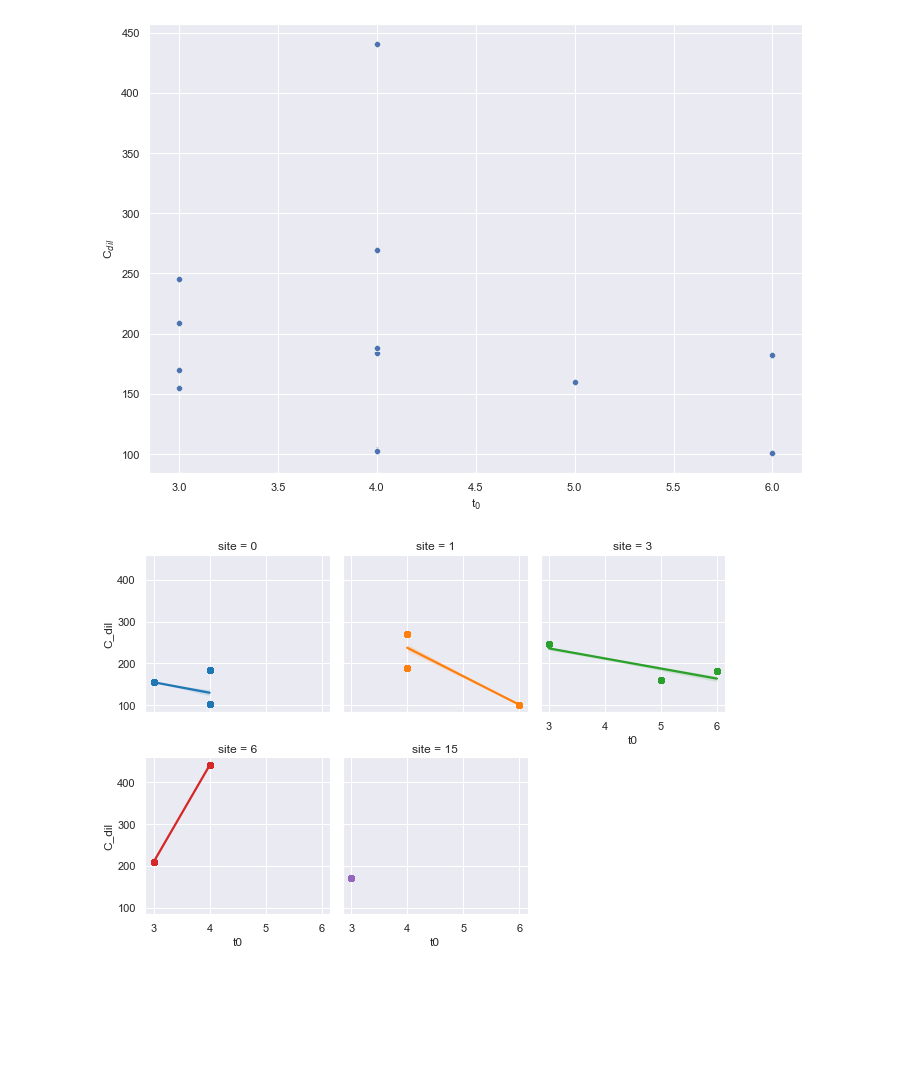
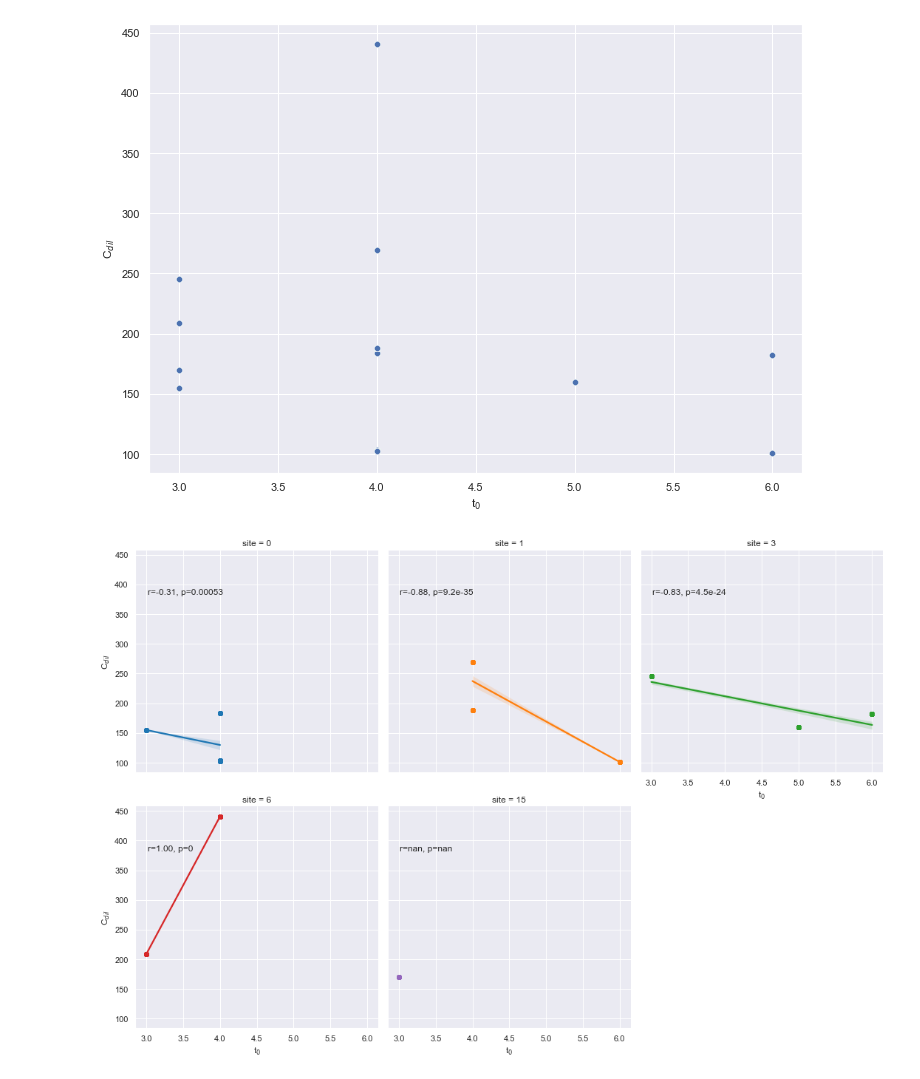
Before and after one commit to adrtsc/bio325_2021_analysis, a Jupyter notebook: notebooks/plotting_Sec16.ipynb, the cells around one changed output. Cells and saved outputs as stored; diff of their text form; code cells hidden in the pictures; blank space fills up the shorter version.

Commit message:
update plotting

```diff
--- a/notebooks/plotting_Sec16.ipynb
+++ b/notebooks/plotting_Sec16.ipynb
@@ -274,11 +275,18 @@ plt.show()
 # %% [output]
 [figure]
 # %%
-g = sns.FacetGrid(data=fv, col='site', col_wrap=3, hue='site', palette='tab10')
-g.map(sns.regplot, 't0', 'C_dil' )
+def annotate(data, **kws):
+    r, p = sp.stats.pearsonr(data['t0'], data['C_dil'])
+    ax = plt.gca()
+    ax.text(.05, .8, 'r={:.2f}, p={:.2g}'.format(r, p),
+            transform=ax.transAxes)
+
+g = sns.lmplot(data=fv, x='t0', y='C_dil', col='site', col_wrap=3, hue='site', palette='tab10')
+g.map_dataframe(annotate)
+g.set(xlabel='t$_{0}$', ylabel='C$_{dil}$')
 plt.show()
 # %% [output]
-[figure, old version]
+[figure, new version]
 # %%
 fv.loc[fv.site==1].groupby('unique_track_id').mean()
 # %% [output]
```
Also changed, not shown: parts of 4 cells of this notebook, 1 other file.
